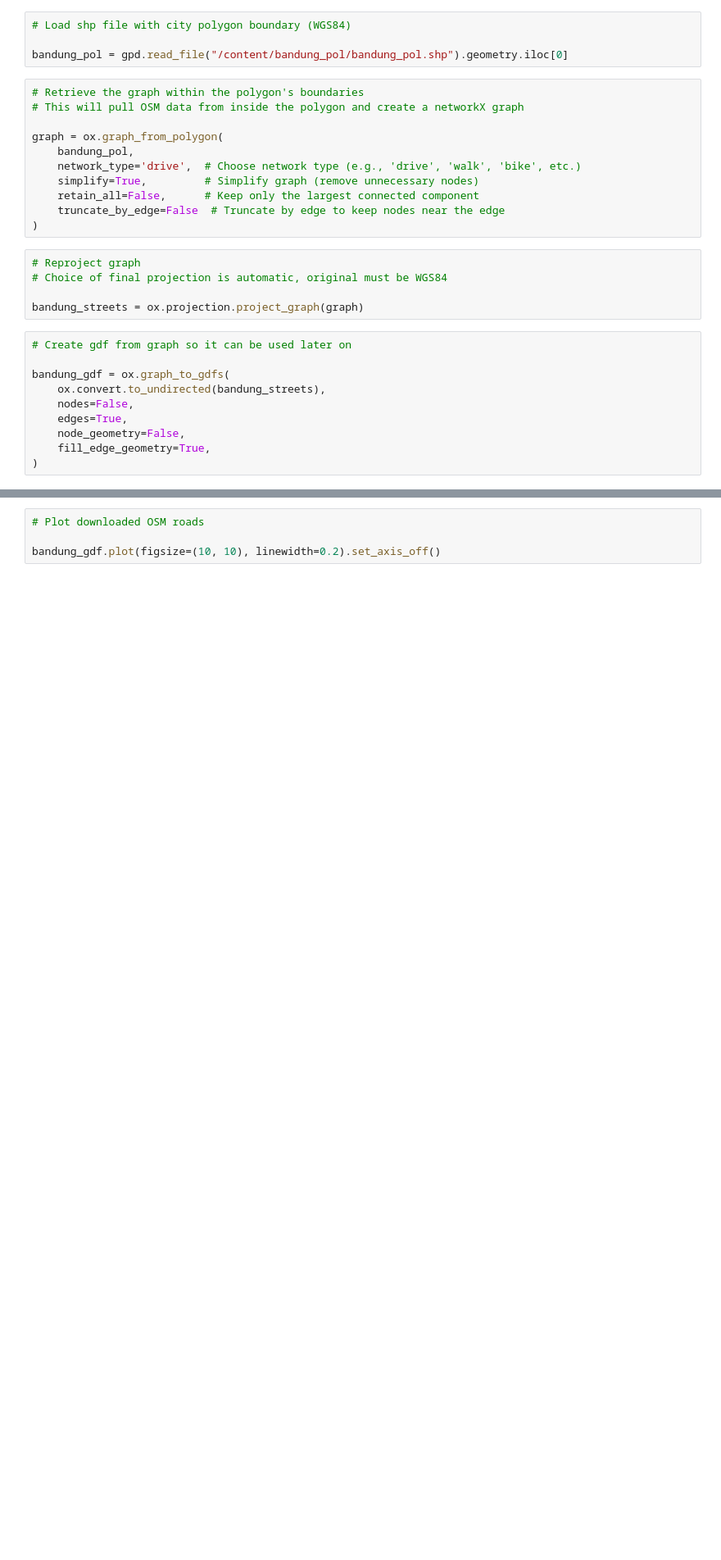
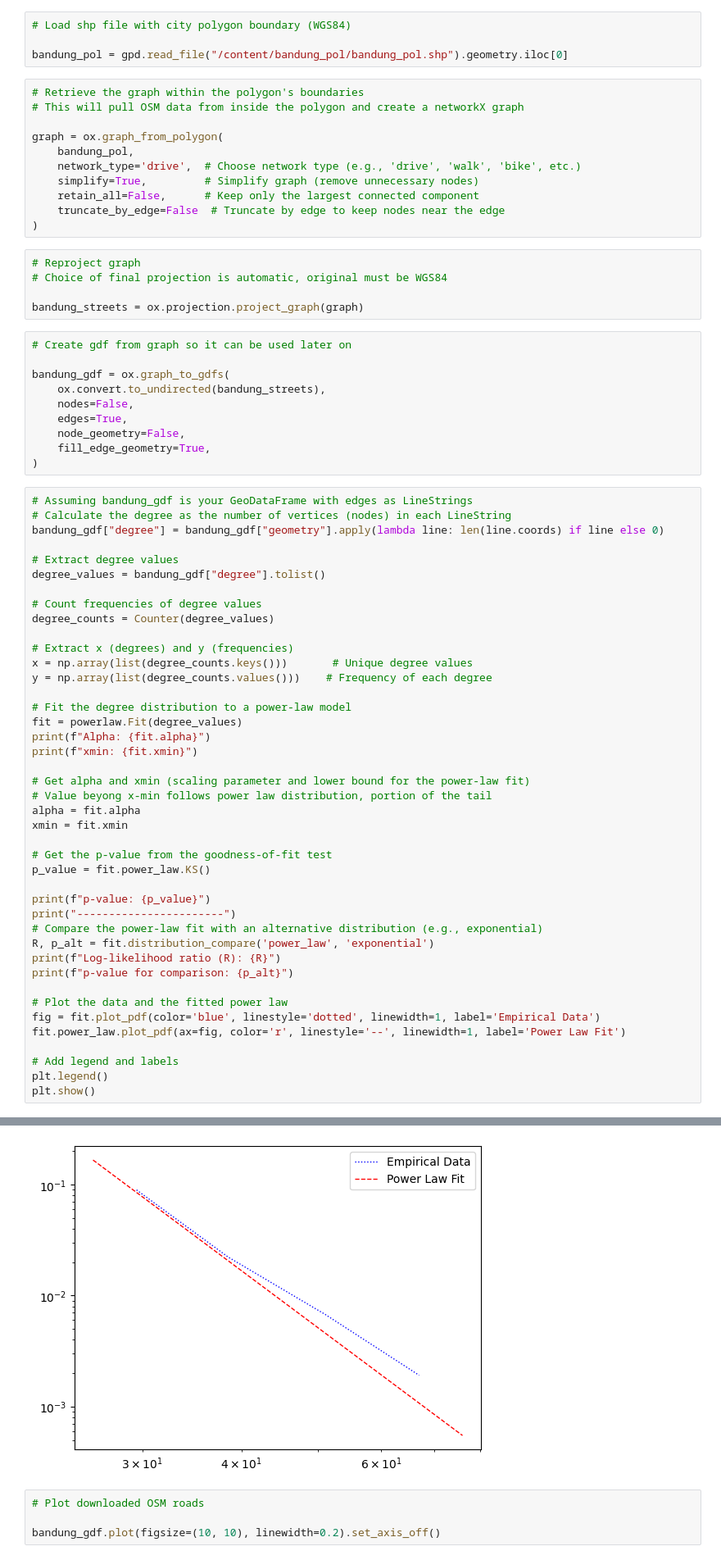
Before and after one commit to greymouse1/spatialanalysis, a Jupyter notebook: continuity.ipynb, the cells around one changed output, grey strips where cells are left out. Shown at 82% size. Drawn from its saved outputs; the diff is of its cells as text; blank space fills up the shorter version.

Commit message:
power law added

```diff
--- a/continuity.ipynb
+++ b/continuity.ipynb
@@ -55,3 +56,46 @@ bandung_gdf = ox.graph_to_gdfs(
     node_geometry=False,
     fill_edge_geometry=True,
 )
+# %%
+# Assuming bandung_gdf is your GeoDataFrame with edges as LineStrings
+# Calculate the degree as the number of vertices (nodes) in each LineString
+bandung_gdf["degree"] = bandung_gdf["geometry"].apply(lambda line: len(line.coords) if line else 0)
+
+# Extract degree values
+degree_values = bandung_gdf["degree"].tolist()
+
+# Count frequencies of degree values
+degree_counts = Counter(degree_values)
+
+# Extract x (degrees) and y (frequencies)
+x = np.array(list(degree_counts.keys()))       # Unique degree values
+y = np.array(list(degree_counts.values()))    # Frequency of each degree
+
+# Fit the degree distribution to a power-law model
+fit = powerlaw.Fit(degree_values)
+print(f"Alpha: {fit.alpha}")
+print(f"xmin: {fit.xmin}")
+
+# Get alpha and xmin (scaling parameter and lower bound for the power-law fit)
+# Value beyong x-min follows power law distribution, portion of the tail
+alpha = fit.alpha
+xmin = fit.xmin
+
+# Get the p-value from the goodness-of-fit test
+p_value = fit.power_law.KS()
+
+print(f"p-value: {p_value}")
+print("-----------------------")
+# Compare the power-law fit with an alternative distribution (e.g., exponential)
+R, p_alt = fit.distribution_compare('power_law', 'exponential')
+print(f"Log-likelihood ratio (R): {R}")
+print(f"p-value for comparison: {p_alt}")
+
+# Plot the data and the fitted power law
+fig = fit.plot_pdf(color='blue', linestyle='dotted', linewidth=1, label='Empirical Data')
+fit.power_law.plot_pdf(ax=fig, color='r', linestyle='--', linewidth=1, label='Power Law Fit')
+
+# Add legend and labels
+plt.legend()
+plt.show()
+# %% [output]
@@ -58,3 +109,4 @@ bandung_gdf = ox.graph_to_gdfs(
+[figure, added]
 # %%
 # Plot downloaded OSM roads
 
```
Also changed, not shown: parts of 4 cells of this notebook.
